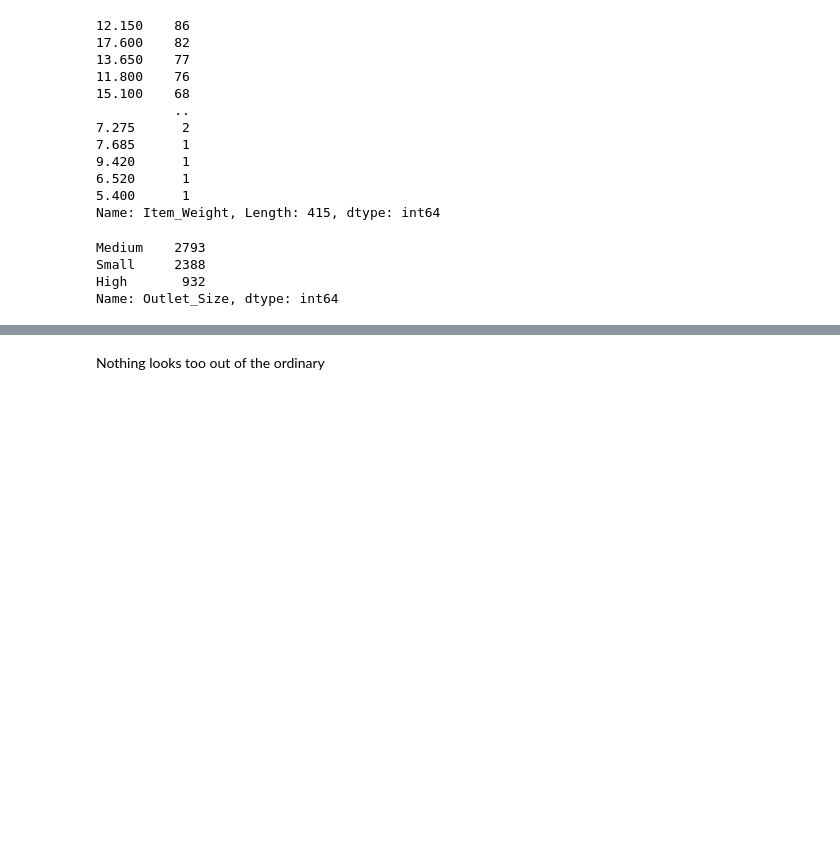
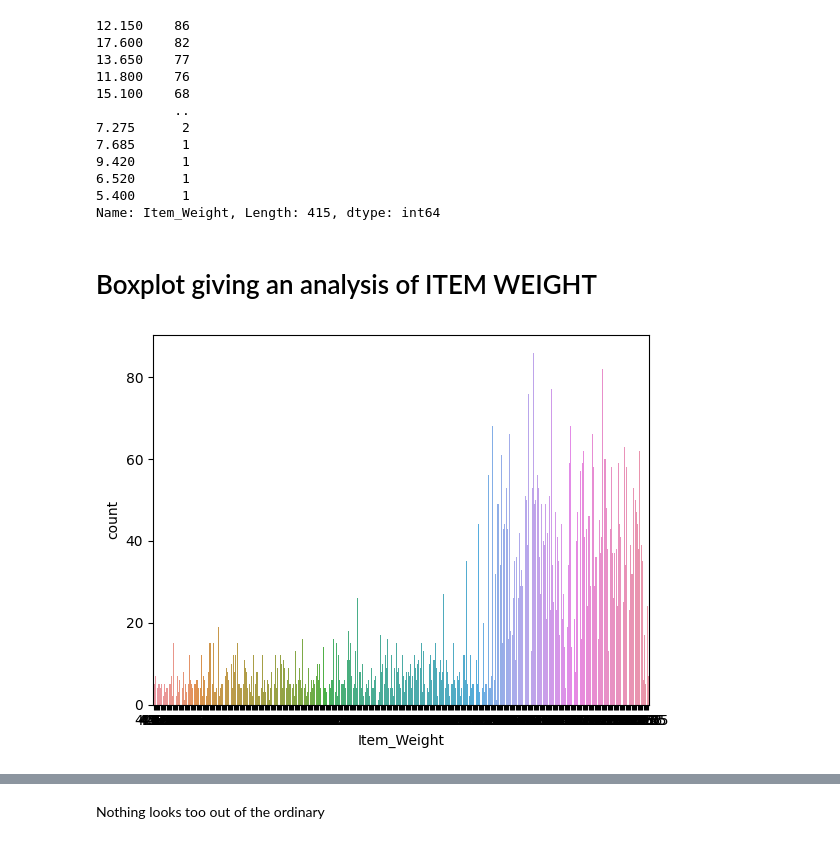
Before and after one commit to coryncates/Prediction-of-Product-Sales, a Jupyter notebook: Copy_of_PredictionOfProdSales.ipynb, the cells around one changed output, grey strips where cells are left out. Drawn from its saved outputs; the diff is of its cells as text; code cells hidden in the pictures; blank space fills up the shorter version.

```diff
--- a/Copy_of_PredictionOfProdSales.ipynb
+++ b/Copy_of_PredictionOfProdSales.ipynb
@@ -165,12 +177,11 @@ df_predict['Item_Weight'].value_counts()
 6.520      1
 5.400      1
 Name: Item_Weight, Length: 415, dtype: int64
+# %% [markdown]
+# Boxplot giving an analysis of ITEM WEIGHT
 # %%
 # Evaluating the Outlet Size column's counts
 
-df_predict['Outlet_Size'].value_counts()
+ax = sns.countplot(data = df_predict, x = 'Item_Weight')
 # %% [output]
-Medium    2793
-Small     2388
-High       932
-Name: Outlet_Size, dtype: int64
+[figure, added]
```
Also changed, not shown: parts of 14 cells of this notebook.
